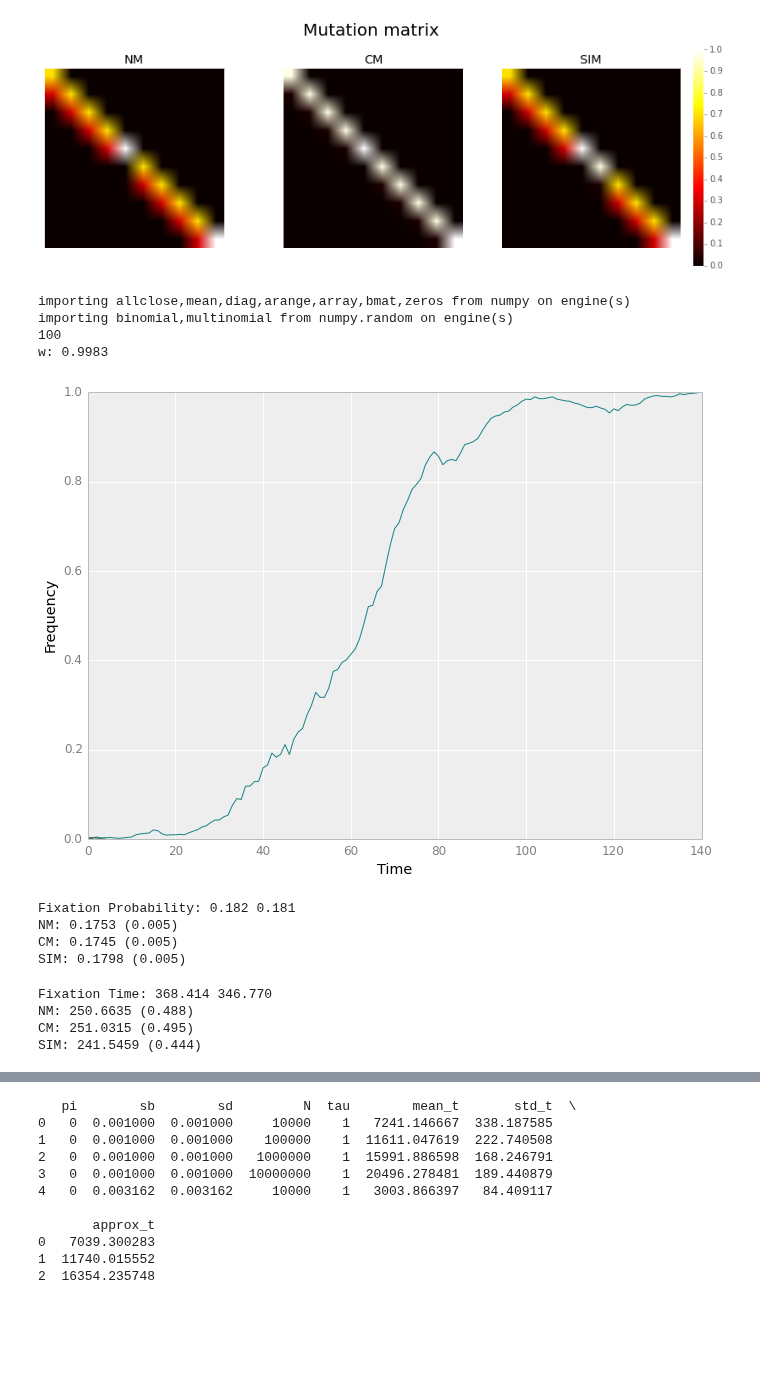
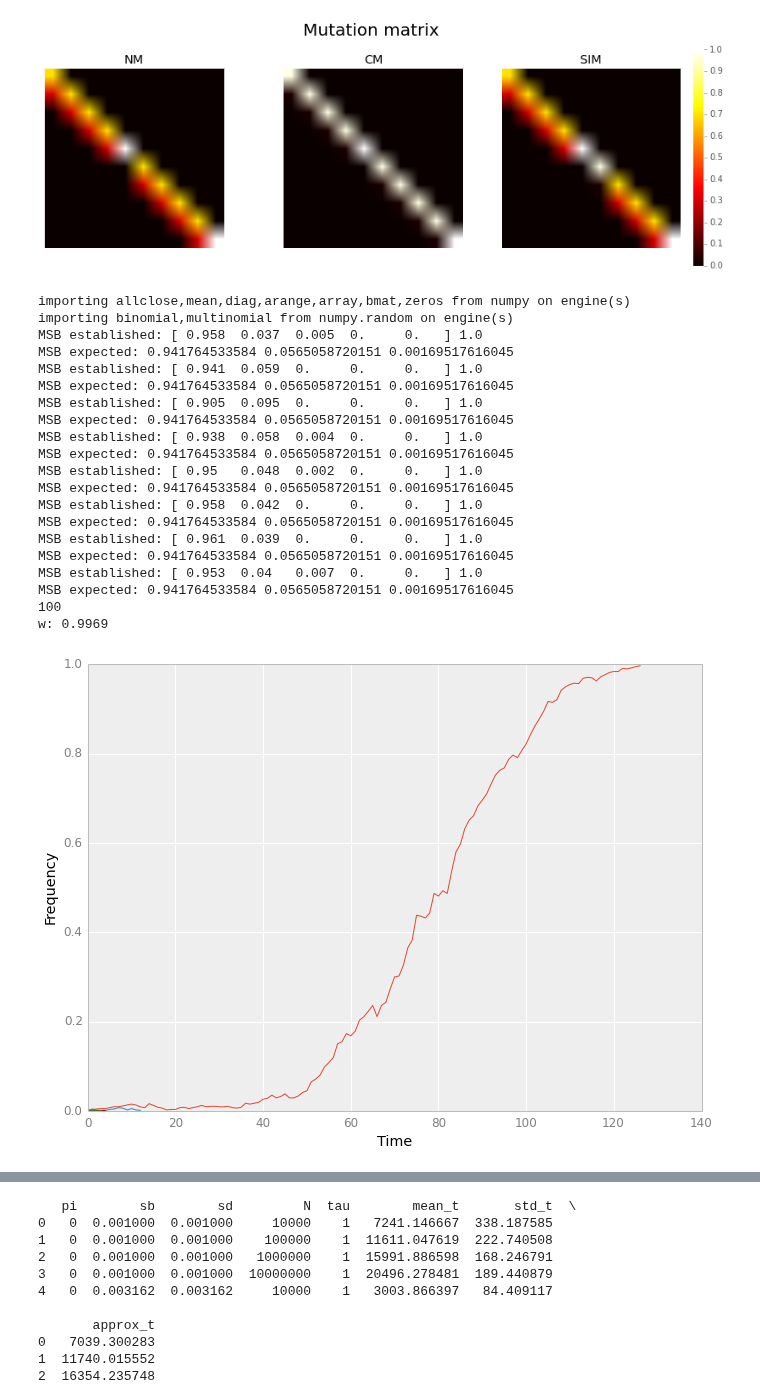
Before and after one commit to yoavram/mamba, a Jupyter notebook: simarba/analysis/adaptation time.ipynb, the cells around one changed output, grey strips where cells are left out. Saved outputs shown, nothing was run; the diff lists cells and outputs as text; code cells hidden in the pictures; blank space fills up the shorter version.

```diff
--- a/simarba/analysis/adaptation time.ipynb
+++ b/simarba/analysis/adaptation time.ipynb
@@ -262,7 +262,6 @@ def simulate_fixation_mut_load(sd,sb,U,N,x,G,pi,tau,PLOT=False):
 
     if PLOT:
         _ = []
-    t = 0
 
     S = diag((1-sd)**arange(G))
     S = array(bmat([[S,zeros((G,G))],[zeros((G,G)),S*(1+sb)]]))
@@ -276,9 +275,30 @@ def simulate_fixation_mut_load(sd,sb,U,N,x,G,pi,tau,PLOT=False):
     E = array(S.dot(array(M)))
 
     p = array([0.0]*(2*G))
+
+    p[0] = 1
+
+    # establish MSB
+    for t in range(10000):
+        p = E.dot(p)
+        p /= p.sum()
+        assert allclose(p.sum(), 1), "p must be a frequencies vector (1)"
+
+        if N > 0:
+            n = multinomial(N, p)
+        p = n/float(N)
+
+        assert allclose(p.sum(), 1), "p must be a frequencies vector (2) sb %.3f N %d" % (sb, N)
+
+    # appearance of beneficial mutation
+    if PLOT:
+        print "MSB established:", p[:G], sum(p[:G])
+        print "MSB expected:", exp(-tau*U/sd), (tau*U/sd) * exp(-tau*U/sd), (tau*U/sd)**2 * exp(-tau*U/sd)/2
+    t = 0
     p[0] = 1-x
     p[G] = x
 
+    # wait to fixation or extinction
     while not (allclose(x,1) or allclose(x,0)):
         assert 0 < x < 1, "x must be a frequency"
         if PLOT: _.append(x)
@@ -295,35 +315,51 @@ def simulate_fixation_mut_load(sd,sb,U,N,x,G,pi,tau,PLOT=False):
         assert allclose(p.sum(), 1), "p must be a frequencies vector (2) sb %.3f N %d" % (sb, N)
         x = p[G:].sum()
 
         if PLOT:
             if len(_)%100 == 0:
                 print len(_),
 
     if PLOT:
         plot(range(len(_)), _)
         ylim(-0.1,1)
         xlim(0,max(10,len(_)))
         xlabel("Time")
         ylabel("Frequency")
     return {'fix':allclose(x,1), 't':t, 'w':S.diagonal().dot(p),'sd':sd,'sb':sb,'U':U,'N':N,'x':x,'G':G,'pi':pi,'tau':tau}
 
 with pool.sync_imports():
     from numpy import allclose, mean, diag, arange, array, bmat, zeros
     from numpy.random import binomial, multinomial
 pool['simulate_fixation_mut_load'] = simulate_fixation_mut_load
 
 while True:
     d = simulate_fixation_mut_load(0.05, 0.1, 0.003, 1e3, 1e-3, 5, 0, 1, True)
     if d['fix']:
         break
 print
 print "w:",d['w']/(1.1)
 # %% [output]
 importing allclose,mean,diag,arange,array,bmat,zeros from numpy on engine(s)
 importing binomial,multinomial from numpy.random on engine(s)
+MSB established: [ 0.958  0.037  0.005  0.     0.   ] 1.0
+MSB expected: 0.941764533584 0.0565058720151 0.00169517616045
+MSB established: [ 0.941  0.059  0.     0.     0.   ] 1.0
+MSB expected: 0.941764533584 0.0565058720151 0.00169517616045
+MSB established: [ 0.905  0.095  0.     0.     0.   ] 1.0
+MSB expected: 0.941764533584 0.0565058720151 0.00169517616045
+MSB established: [ 0.938  0.058  0.004  0.     0.   ] 1.0
+MSB expected: 0.941764533584 0.0565058720151 0.00169517616045
+MSB established: [ 0.95   0.048  0.002  0.     0.   ] 1.0
+MSB expected: 0.941764533584 0.0565058720151 0.00169517616045
+MSB established: [ 0.958  0.042  0.     0.     0.   ] 1.0
+MSB expected: 0.941764533584 0.0565058720151 0.00169517616045
+MSB established: [ 0.961  0.039  0.     0.     0.   ] 1.0
+MSB expected: 0.941764533584 0.0565058720151 0.00169517616045
+MSB established: [ 0.953  0.04   0.007  0.     0.   ] 1.0
+MSB expected: 0.941764533584 0.0565058720151 0.00169517616045
 100
-w: 0.9983
+w: 0.9969
-[figure, old version]
+[figure, new version]
 # %%
 fname = '/home/yoavram/workspace/mamba/simarba/analysis/fixation_simulation.csv'
 # %%
@@ -347,30 +383,3 @@ df = pd.DataFrame(simulations_CM+simulations_NM+simulations_SIM)
 df = pd.concat([df, pd.DataFrame(simulations_CM+simulations_NM+simulations_SIM)])
 # %%
 df.to_csv(fname)
-# %%
-df = df[(df.sb==0.1) & (df.N==1e6)]
-print "Fixation Probability: %.3f %.3f" % ( 2*pool['sb'][0]/(1+pool['sb'][0]), (1-exp(-2*pool['sb'][0]))/(1-exp(-2*pool['N'][0]*pool['sb'][0])) )
-fix = df[(df.pi==0) & (df.tau==1)].fix
-print "NM: %.4f (%.3f)" % (fix.mean(), fix.std(ddof=1)/sqrt(len(fix)))
-fix = df[(df.pi==10) & (df.tau==10)].fix
-print "CM: %.4f (%.3f)" % (fix.mean(), fix.std(ddof=1)/sqrt(len(fix)))
-fix = df[(df.pi==1) & (df.tau==10)].fix
-print "SIM: %.4f (%.3f)" % (fix.mean(), fix.std(ddof=1)/sqrt(len(fix)))
-# %% [output]
-Fixation Probability: 0.182 0.181
-NM: 0.1753 (0.005)
-CM: 0.1745 (0.005)
-SIM: 0.1798 (0.005)
-# %%
-print "Fixation Time: %.3f %.3f" % ( 2*log(pool['N'][0])/pool['sb'][0], T_kimura(pool['sb'][0],pool['N'][0],pool['x'][0]) )
-t = df[(df.pi==0) & (df.tau==1) & (df.fix)].t
-print "NM: %.4f (%.3f)" % (t.mean(), t.std(ddof=1)/sqrt(len(t)) )
-t = df[(df.pi==10) & (df.tau==10) & (df.fix)].t
-print "CM: %.4f (%.3f)" % (t.mean(), t.std(ddof=1)/sqrt(len(t)) )
-t = df[(df.pi==1) & (df.tau==10) & (df.fix)].t
-print "SIM: %.4f (%.3f)" % (t.mean(), t.std(ddof=1)/sqrt(len(t)) )
-# %% [output]
-Fixation Time: 368.414 346.770
-NM: 250.6635 (0.488)
-CM: 251.0315 (0.495)
-SIM: 241.5459 (0.444)
```
Also changed, not shown: parts of 9 cells of this notebook.
